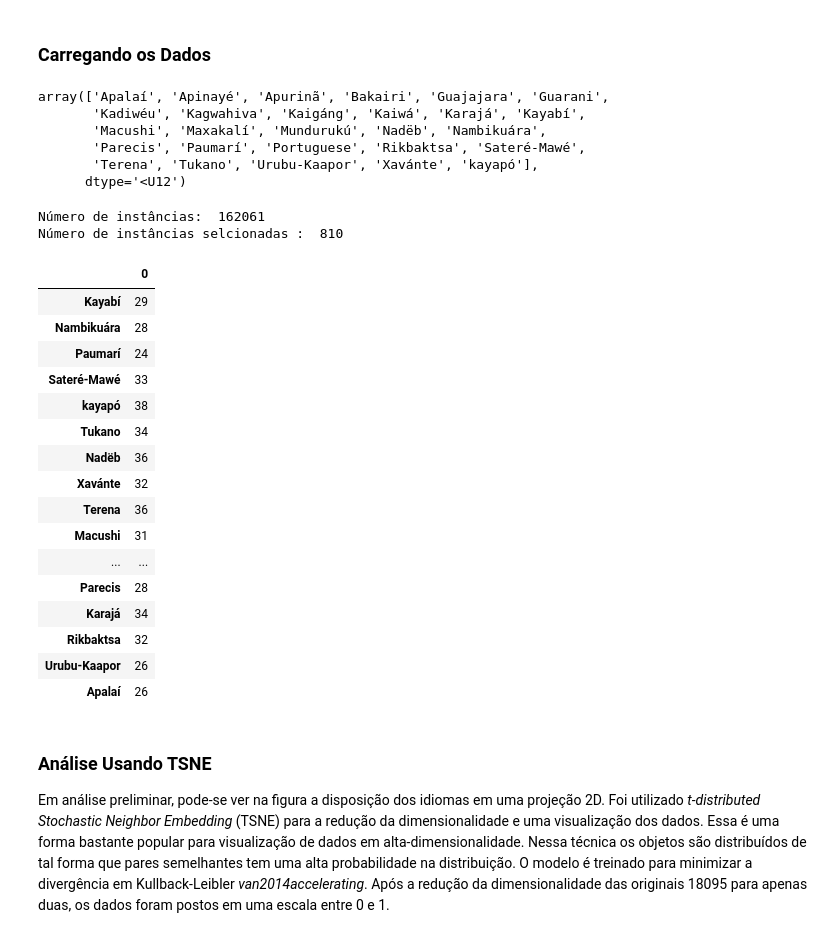
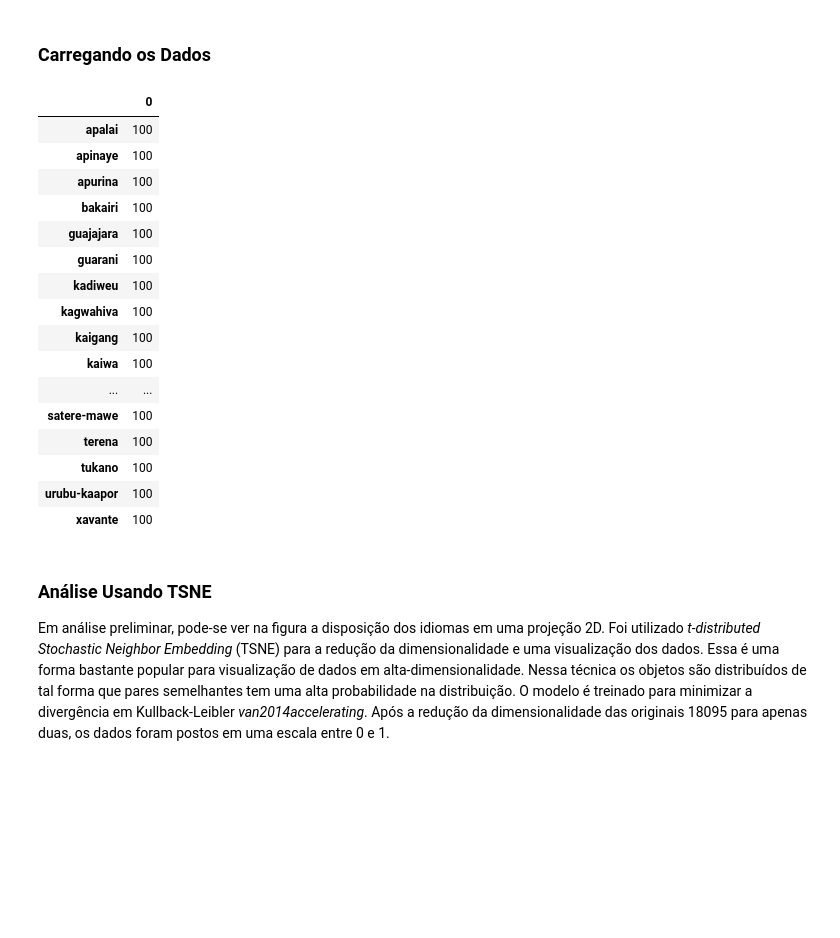
Before and after one commit to Tiagoblima/brazilian-languages-eniac2021, a Jupyter notebook: Supervised_Classification_Benchmark.ipynb, the cells around one changed output. Drawn from its saved outputs; the diff is of its cells as text; code cells hidden in the pictures; blank space fills up the shorter version.

```diff
--- a/Supervised_Classification_Benchmark.ipynb
+++ b/Supervised_Classification_Benchmark.ipynb
@@ -25,19 +27,6 @@ def preprocess_sentence(w):
     w = re.sub(r"([?.!,¿#@0-9])", r"", w)
 
     return w
-# %%
-corpora = pd.read_csv('indigenous_cls.csv')
-corpora = corpora.dropna().reset_index()
-
-classes = np.unique(corpora['LANG'].tolist())
-classes
-# %% [output]
-array(['Apalaí', 'Apinayé', 'Apurinã', 'Bakairi', 'Guajajara', 'Guarani',
-       'Kadiwéu', 'Kagwahiva', 'Kaigáng', 'Kaiwá', 'Karajá', 'Kayabí',
-       'Macushi', 'Maxakalí', 'Mundurukú', 'Nadëb', 'Nambikuára',
-       'Parecis', 'Paumarí', 'Portuguese', 'Rikbaktsa', 'Sateré-Mawé',
-       'Terena', 'Tukano', 'Urubu-Kaapor', 'Xavánte', 'kayapó'],
-      dtype='<U12')
 # %%
 from sklearn.feature_extraction.text import CountVectorizer, TfidfTransformer
 from sklearn.feature_extraction.text import TfidfVectorizer
@@ -71,31 +44,25 @@ samples
-# %%
-print("Número de instâncias: ", corpora.shape[0])
-samples = corpora.sample(frac=0.005)
-print("Número de instâncias selcionadas : ", samples.shape[0])
-# %% [output]
-Número de instâncias:  162061
-Número de instâncias selcionadas :  810
 # %%
+samples = pd.read_csv('datasets/samples.csv')
 X = samples['TEXT'].apply(preprocess_sentence).to_numpy()
 y = samples['LANG'].to_numpy()
 
 pd.DataFrame.from_dict(Counter(y), orient='index')
 # %% [output]
 |  | 0 |
-| Kayabí | 29 |
-| Nambikuára | 28 |
-| Paumarí | 24 |
-| Sateré-Mawé | 33 |
-| kayapó | 38 |
-| Tukano | 34 |
-| Nadëb | 36 |
-| Xavánte | 32 |
-| Terena | 36 |
-| Macushi | 31 |
+| apalai | 100 |
+| apinaye | 100 |
+| apurina | 100 |
+| bakairi | 100 |
+| guajajara | 100 |
+| guarani | 100 |
+| kadiweu | 100 |
+| kagwahiva | 100 |
+| kaigang | 100 |
+| kaiwa | 100 |
 | ... | ... |
-| Parecis | 28 |
-| Karajá | 34 |
-| Rikbaktsa | 32 |
-| Urubu-Kaapor | 26 |
-| Apalaí | 26 |
+| satere-mawe | 100 |
+| terena | 100 |
+| tukano | 100 |
+| urubu-kaapor | 100 |
+| xavante | 100 |
 # %%
```
Also changed, not shown: parts of 16 cells of this notebook, 4 other files.
